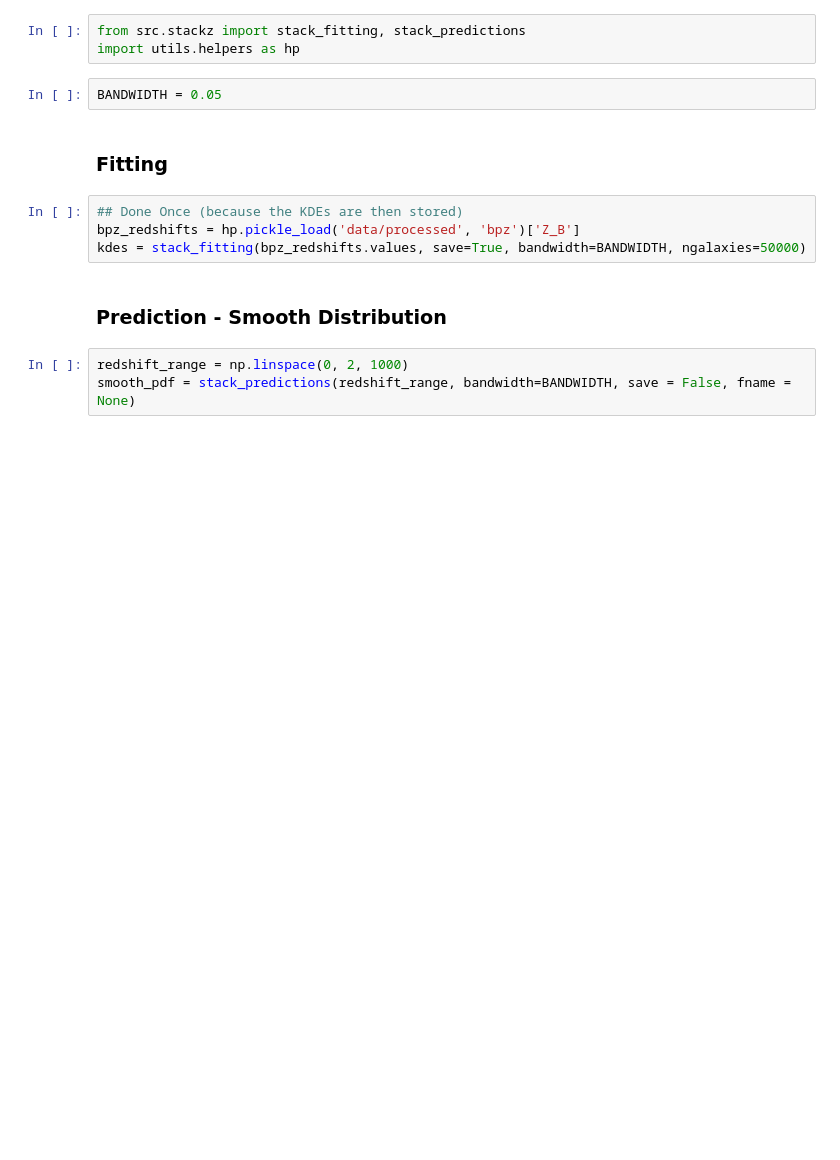
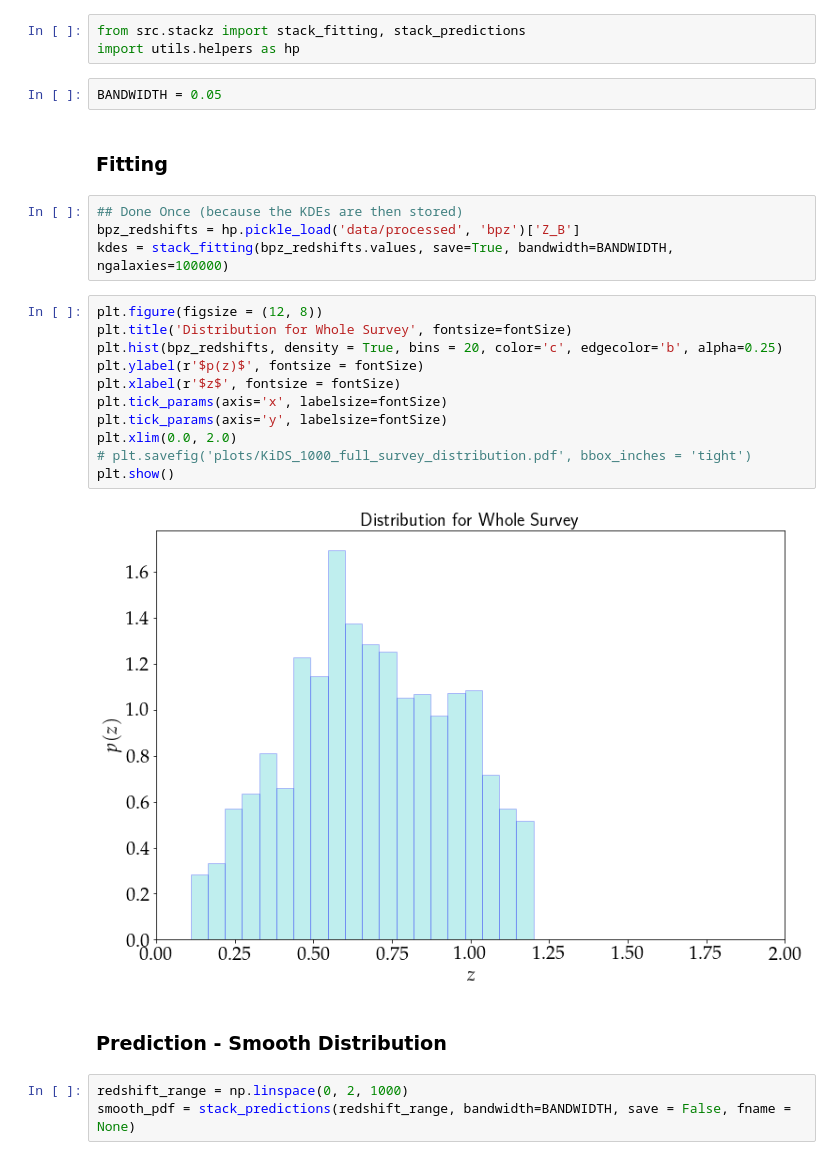
Before and after one commit to Harry45/BHM-nz, a Jupyter notebook: bhm/playground.ipynb, the cells around one changed output. Drawn from its saved outputs; the diff is of its cells as text; blank space fills up the shorter version.

Commit message:
stacking method

```diff
--- a/bhm/playground.ipynb
+++ b/bhm/playground.ipynb
@@ -181,7 +162,20 @@ BANDWIDTH = 0.05
 # %%
 ## Done Once (because the KDEs are then stored)
 bpz_redshifts = hp.pickle_load('data/processed', 'bpz')['Z_B']
-kdes = stack_fitting(bpz_redshifts.values, save=True, bandwidth=BANDWIDTH, ngalaxies=50000)
+kdes = stack_fitting(bpz_redshifts.values, save=True, bandwidth=BANDWIDTH, ngalaxies=100000)
+# %%
+plt.figure(figsize = (12, 8))
+plt.title('Distribution for Whole Survey', fontsize=fontSize)
+plt.hist(bpz_redshifts, density = True, bins = 20, color='c', edgecolor='b', alpha=0.25)
+plt.ylabel(r'$p(z)$', fontsize = fontSize)
+plt.xlabel(r'$z$', fontsize = fontSize)
+plt.tick_params(axis='x', labelsize=fontSize)
+plt.tick_params(axis='y', labelsize=fontSize)
+plt.xlim(0.0, 2.0)
+# plt.savefig('plots/KiDS_1000_full_survey_distribution.pdf', bbox_inches = 'tight')
+plt.show()
+# %% [output]
+[figure, added]
 # %% [markdown]
 ### Prediction - Smooth Distribution
 # %%
```
Also changed, not shown: parts of 1 cell of this notebook, 26 other files.
